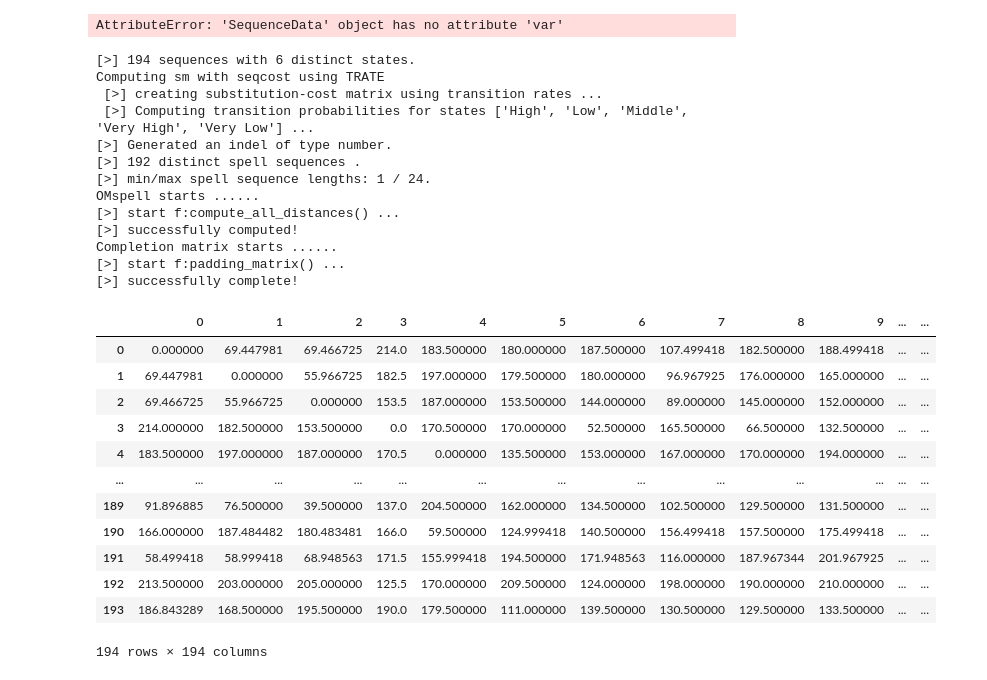
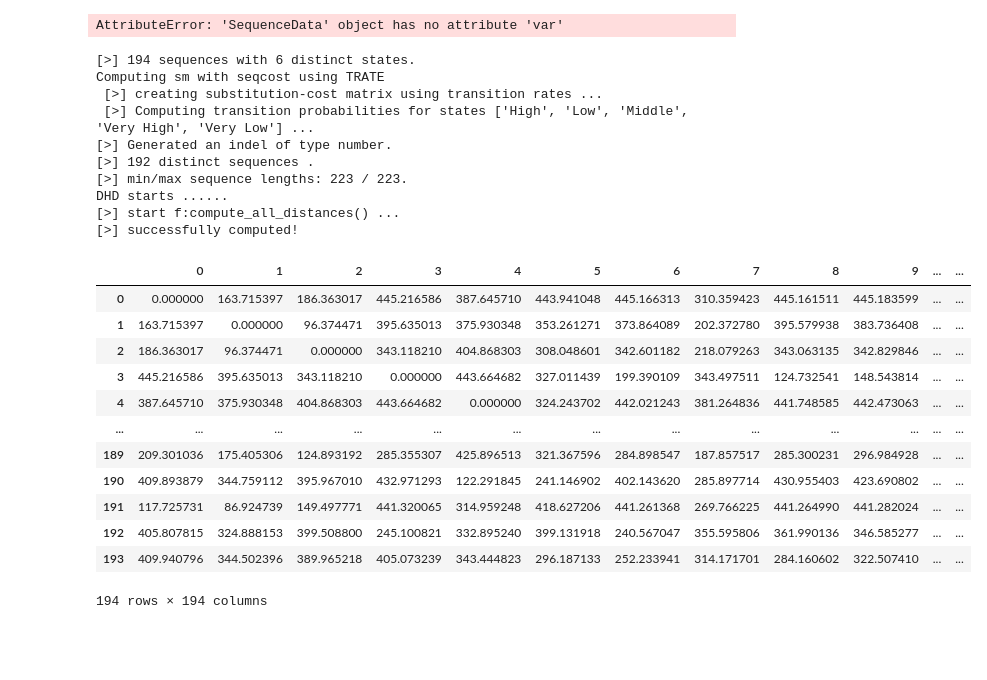
Before and after one commit to Liang-Team/Sequenzo, a Jupyter notebook: Tutorials/test.ipynb, the cells around one changed output. Drawn from its saved outputs; the diff is of its cells as text; code cells hidden in the pictures; blank space fills up the shorter version.

```diff
--- a/Tutorials/test.ipynb
+++ b/Tutorials/test.ipynb
@@ -121,35 +121,32 @@ plot_most_frequent_sequences(sequence_data, top_n=5)
 AttributeError: 'SequenceData' object has no attribute 'var'
 # %%
 # You can also replace "OMspell" with "OM/DHD/HAM" and "TRATE" with "CONSTANT"
-omspell = get_distance_matrix(seqdata=sequence_data,
-                              method='OMspell',
+ham = get_distance_matrix(seqdata=sequence_data,
+                              method='HAM',
                               sm="TRATE",
                               indel="auto")
-omspell
+ham
 # %% [output]
 [>] 194 sequences with 6 distinct states.
 Computing sm with seqcost using TRATE
  [>] creating substitution-cost matrix using transition rates ...
  [>] Computing transition probabilities for states ['High', 'Low', 'Middle', 'Very High', 'Very Low'] ...
 [>] Generated an indel of type number.
-[>] 192 distinct spell sequences .
-[>] min/max spell sequence lengths: 1 / 24.
-OMspell starts ......
+[>] 192 distinct sequences .
+[>] min/max sequence lengths: 223 / 223.
+DHD starts ......
 [>] start f:compute_all_distances() ...
 [>] successfully computed!
-Completion matrix starts ......
-[>] start f:padding_matrix() ...
-[>] successfully complete!
 |  | 0 | 1 | 2 | 3 | 4 | 5 | 6 | 7 | 8 | 9 | ... | ... |
-| 0 | 0.000000 | 69.447981 | 69.466725 | 214.0 | 183.500000 | 180.000000 | 187.500000 | 107.499418 | 182.500000 | 188.499418 | ... | ... |
-| 1 | 69.447981 | 0.000000 | 55.966725 | 182.5 | 197.000000 | 179.500000 | 180.000000 | 96.967925 | 176.000000 | 165.000000 | ... | ... |
-| 2 | 69.466725 | 55.966725 | 0.000000 | 153.5 | 187.000000 | 153.500000 | 144.000000 | 89.000000 | 145.000000 | 152.000000 | ... | ... |
-| 3 | 214.000000 | 182.500000 | 153.500000 | 0.0 | 170.500000 | 170.000000 | 52.500000 | 165.500000 | 66.500000 | 132.500000 | ... | ... |
-| 4 | 183.500000 | 197.000000 | 187.000000 | 170.5 | 0.000000 | 135.500000 | 153.000000 | 167.000000 | 170.000000 | 194.000000 | ... | ... |
+| 0 | 0.000000 | 163.715397 | 186.363017 | 445.216586 | 387.645710 | 443.941048 | 445.166313 | 310.359423 | 445.161511 | 445.183599 | ... | ... |
+| 1 | 163.715397 | 0.000000 | 96.374471 | 395.635013 | 375.930348 | 353.261271 | 373.864089 | 202.372780 | 395.579938 | 383.736408 | ... | ... |
+| 2 | 186.363017 | 96.374471 | 0.000000 | 343.118210 | 404.868303 | 308.048601 | 342.601182 | 218.079263 | 343.063135 | 342.829846 | ... | ... |
+| 3 | 445.216586 | 395.635013 | 343.118210 | 0.000000 | 443.664682 | 327.011439 | 199.390109 | 343.497511 | 124.732541 | 148.543814 | ... | ... |
+| 4 | 387.645710 | 375.930348 | 404.868303 | 443.664682 | 0.000000 | 324.243702 | 442.021243 | 381.264836 | 441.748585 | 442.473063 | ... | ... |
 | ... | ... | ... | ... | ... | ... | ... | ... | ... | ... | ... | ... | ... |
-| 189 | 91.896885 | 76.500000 | 39.500000 | 137.0 | 204.500000 | 162.000000 | 134.500000 | 102.500000 | 129.500000 | 131.500000 | ... | ... |
-| 190 | 166.000000 | 187.484482 | 180.483481 | 166.0 | 59.500000 | 124.999418 | 140.500000 | 156.499418 | 157.500000 | 175.499418 | ... | ... |
-| 191 | 58.499418 | 58.999418 | 68.948563 | 171.5 | 155.999418 | 194.500000 | 171.948563 | 116.000000 | 187.967344 | 201.967925 | ... | ... |
-| 192 | 213.500000 | 203.000000 | 205.000000 | 125.5 | 170.000000 | 209.500000 | 124.000000 | 198.000000 | 190.000000 | 210.000000 | ... | ... |
-| 193 | 186.843289 | 168.500000 | 195.500000 | 190.0 | 179.500000 | 111.000000 | 139.500000 | 130.500000 | 129.500000 | 133.500000 | ... | ... |
+| 189 | 209.301036 | 175.405306 | 124.893192 | 285.355307 | 425.896513 | 321.367596 | 284.898547 | 187.857517 | 285.300231 | 296.984928 | ... | ... |
+| 190 | 409.893879 | 344.759112 | 395.967010 | 432.971293 | 122.291845 | 241.146902 | 402.143620 | 285.897714 | 430.955403 | 423.690802 | ... | ... |
+| 191 | 117.725731 | 86.924739 | 149.497771 | 441.320065 | 314.959248 | 418.627206 | 441.261368 | 269.766225 | 441.264990 | 441.282024 | ... | ... |
+| 192 | 405.807815 | 324.888153 | 399.508800 | 245.100821 | 332.895240 | 399.131918 | 240.567047 | 355.595806 | 361.990136 | 346.585277 | ... | ... |
+| 193 | 409.940796 | 344.502396 | 389.965218 | 405.073239 | 343.444823 | 296.187133 | 252.233941 | 314.171701 | 284.160602 | 322.507410 | ... | ... |
 194 rows × 194 columns
```
Also changed, not shown: parts of 6 cells of this notebook, 4 other files.
